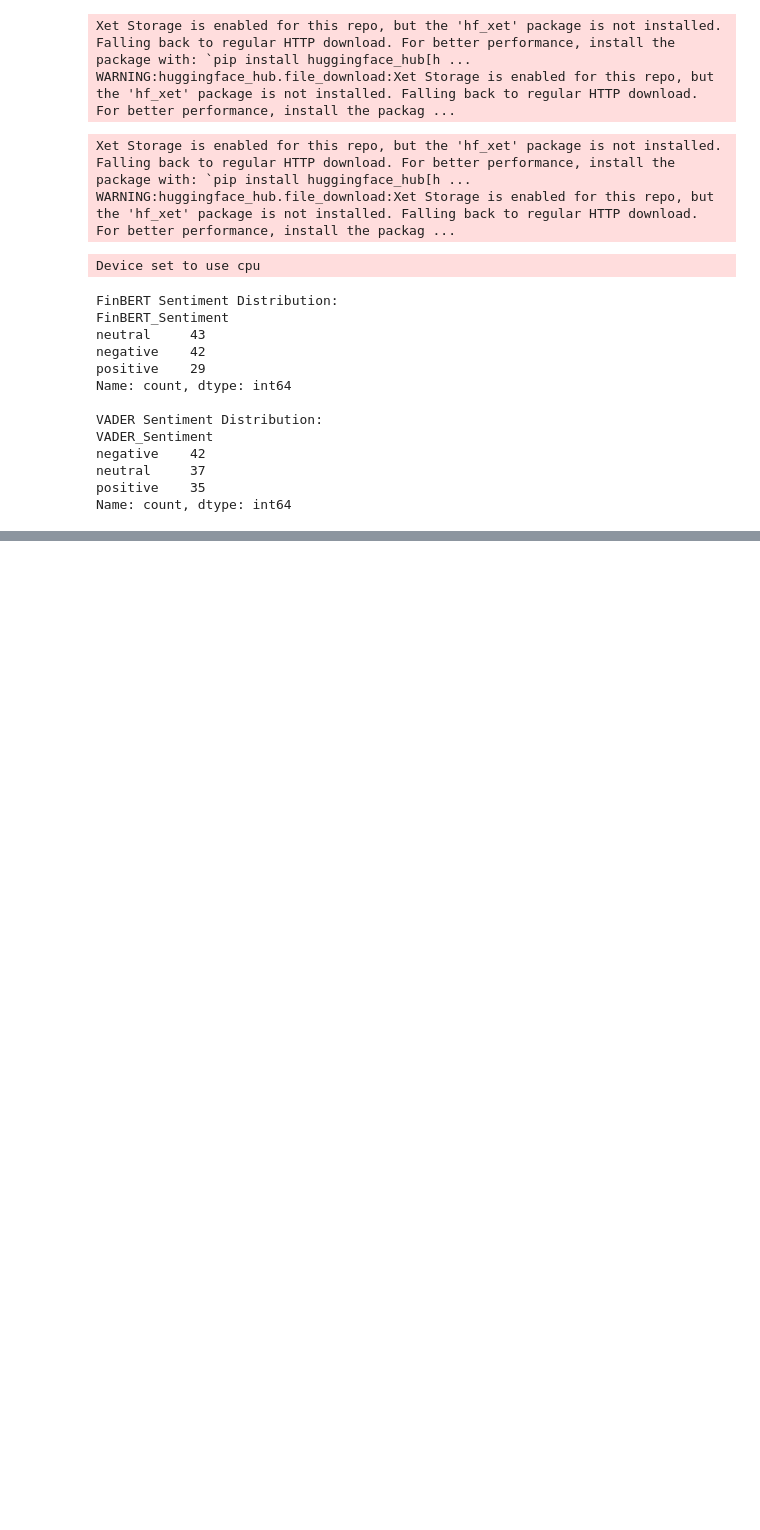
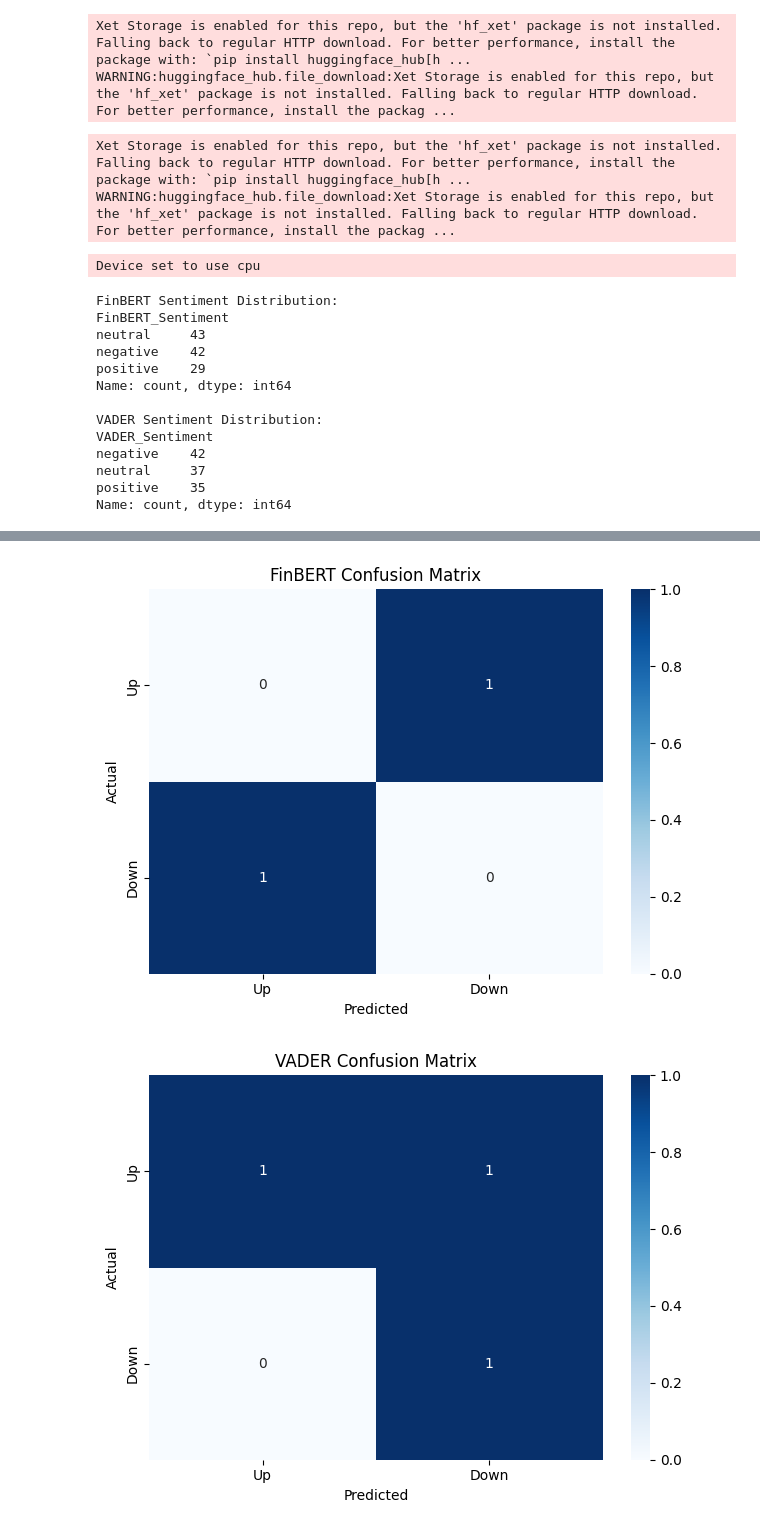
Before and after one commit to SabahiJ/DataScienceFinalProject, a Jupyter notebook: Financial_Sentiment_Tool.ipynb, the cells around one changed output, grey strips where cells are left out. Saved outputs shown, nothing was run; the diff lists cells and outputs as text; code cells hidden in the pictures; blank space fills up the shorter version.

```diff
--- a/Financial_Sentiment_Tool.ipynb
+++ b/Financial_Sentiment_Tool.ipynb
@@ -297,0 +493,72 @@ Name: count, dtype: int64
+# %%
+# Phase 4: Evaluation & Metrics
+# Objective: Quantitatively evaluate how well sentiment models - predict next-day stock direction based on news headlines
+
+# Step 1: Install essential libraries (if using Google Colab)
+!pip install scikit-learn matplotlib seaborn
+
+# Step 2: Import Python libraries for analysis and visualization
+import pandas as pd
+from sklearn.metrics import classification_report, confusion_matrix
+import matplotlib.pyplot as plt
+import seaborn as sns
+
+# Step 3: Load the sentiment-market aligned dataset (Phase 3 output)
+# - This dataset links each news headline's sentiment with its next-day price direction
+df = pd.read_csv("/content/data/nvidia_sentiment_vs_market_.csv")
+
+# Step 4: Filter data for binary sentiment only - Remove 'neutral' to enable binary classification: Bullish vs Bearish (mapped to Up vs Down)
+finbert_eval = df[df["FinBERT_Sentiment"].isin(["positive", "negative"])].copy()
+vader_eval = df[df["VADER_Sentiment"].isin(["positive", "negative"])].copy()
+
+# Step 5: Map sentiment to market direction
+# - positive → Up
+# - negative → Down
+# - This mapping allows direct comparison with actual market movement
+sentiment_to_direction = {"positive": "Up", "negative": "Down"}
+finbert_eval["Predicted_Direction"] = finbert_eval["FinBERT_Sentiment"].map(sentiment_to_direction)
+vader_eval["Predicted_Direction"] = vader_eval["VADER_Sentiment"].map(sentiment_to_direction)
+
+# Step 6: Generate classification performance reports - Metrics: Accuracy, Precision, Recall, F1-score
+# - These measure how closely sentiment direction aligns with actual market direction
+print(" FinBERT Evaluation Metrics")
+print(classification_report(finbert_eval["Price_Direction"], finbert_eval["Predicted_Direction"]))
+
+print("\n VADER Evaluation Metrics")
+print(classification_report(vader_eval["Price_Direction"], vader_eval["Predicted_Direction"]))
+
+# Step 7: Visualize confusion matrices - Confusion matrices show how often predictions match or misclassify direction
+def plot_conf_matrix(y_true, y_pred, title):
+    cm = confusion_matrix(y_true, y_pred, labels=["Up", "Down"])
+    sns.heatmap(cm, annot=True, fmt="d", cmap="Blues", xticklabels=["Up", "Down"], yticklabels=["Up", "Down"])
+    plt.xlabel("Predicted")
+    plt.ylabel("Actual")
+    plt.title(title)
+    plt.tight_layout()
+    plt.show()
+
+plot_conf_matrix(finbert_eval["Price_Direction"], finbert_eval["Predicted_Direction"], "FinBERT Confusion Matrix")
+plot_conf_matrix(vader_eval["Price_Direction"], vader_eval["Predicted_Direction"], "VADER Confusion Matrix")
+
+# Step 8: Plot FinBERT sentiment distribution - Bar chart summarizing how often each sentiment label was predicted
+plt.figure(figsize=(6, 4))
+df["FinBERT_Sentiment"].value_counts().plot(kind="bar", color="skyblue")
+plt.title("FinBERT Sentiment Distribution")
+plt.xlabel("Sentiment Label")
+plt.ylabel("Count")
+plt.tight_layout()
+plt.show()
+
+# Step 9: Visualize sentiment polarity vs. actual price change - This scatter plot assesses if more bullish sentiment relates to higher price movement
+sentiment_map = {"positive": 1, "neutral": 0, "negative": -1}
+df["Sentiment_Score"] = df["FinBERT_Sentiment"].map(sentiment_map)
+
+plt.figure(figsize=(6, 4))
+plt.scatter(df["Sentiment_Score"], df["Price_Change"], alpha=0.6)
+plt.title("FinBERT Sentiment Score vs. Price Change")
+plt.xlabel("Sentiment Score (Numeric)")
+plt.ylabel("Price Change ($)")
+plt.grid(True)
+plt.tight_layout()
+plt.show()
+# %% [output]
@@ -297,0 +582,2 @@ Name: count, dtype: int64
+[figure, added]
+[figure, added]
```
Also changed, not shown: parts of 6 cells of this notebook.
